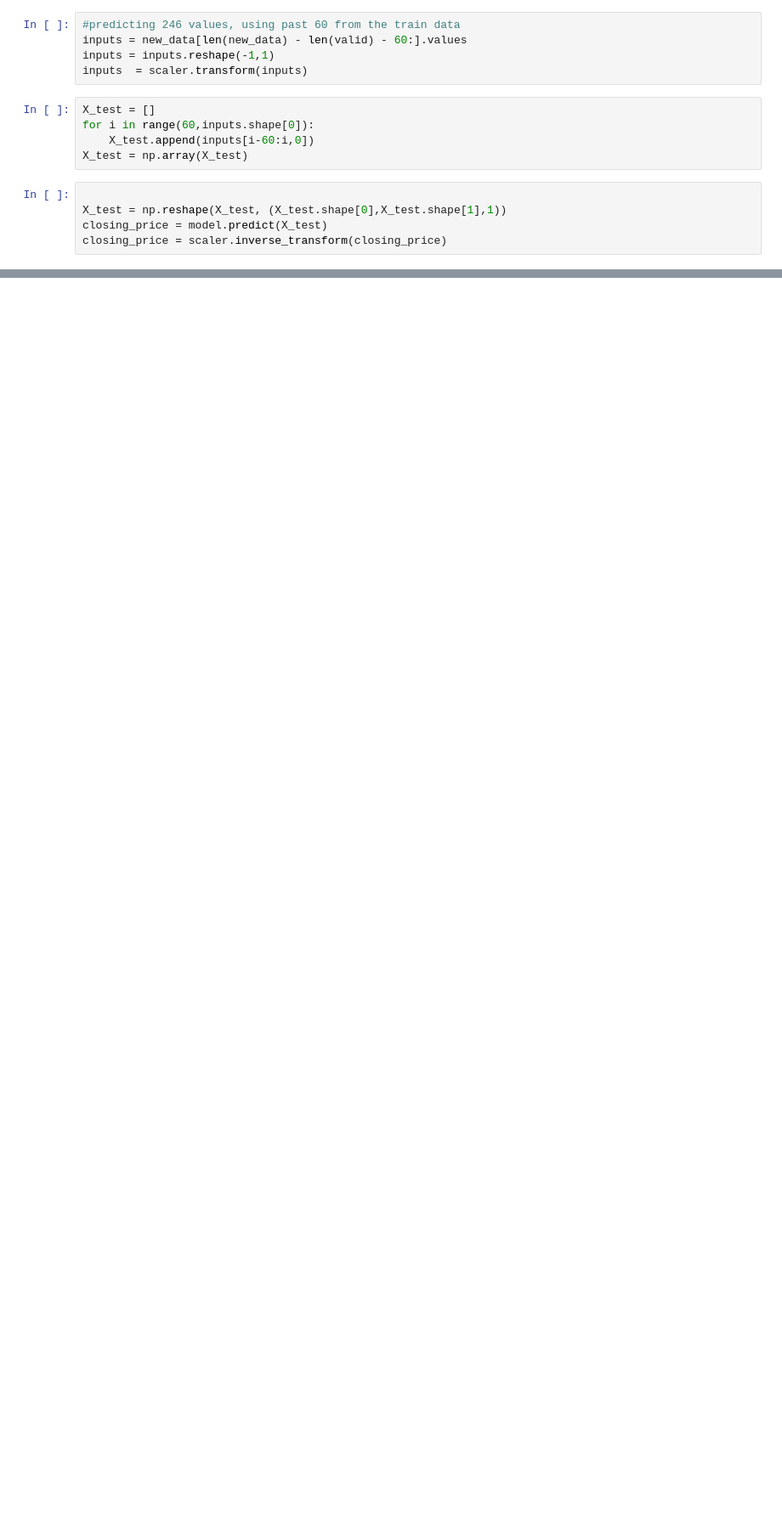
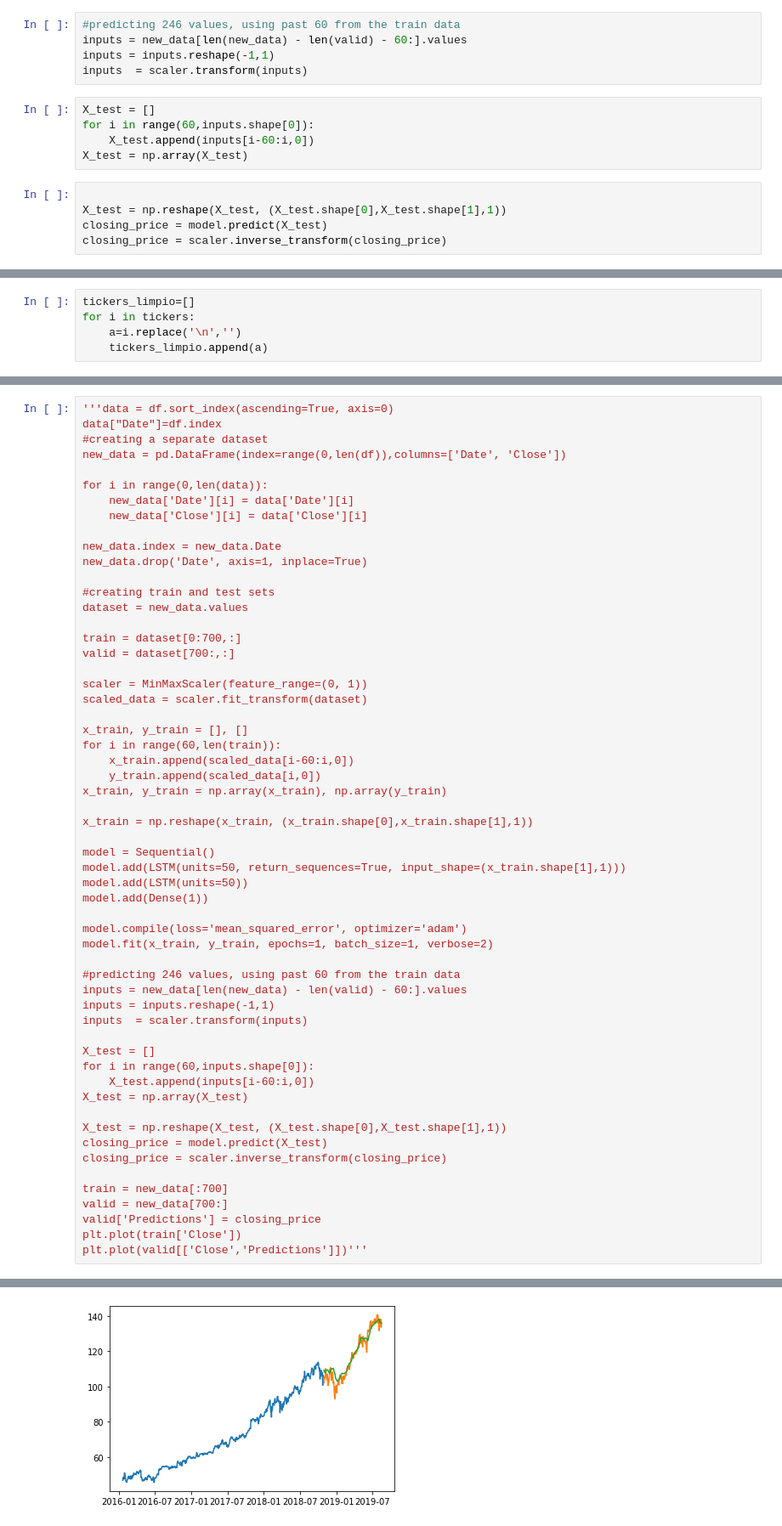
Before and after one commit to lgarciaco1/final_project, a Jupyter notebook: Final-Project.ipynb, the cells around one changed output, grey strips where cells are left out. Shown at 85% size. Drawn from its saved outputs; the diff is of its cells as text; blank space fills up the shorter version.

```diff
--- a/Final-Project.ipynb
+++ b/Final-Project.ipynb
@@ -215,0 +206,5 @@ apple = quandl.get("WIKI/" + s, start_date=start, end_date=end)
+# %%
+tickers_limpio=[]
+for i in tickers:
+    a=i.replace('\n','')
+    tickers_limpio.append(a)
@@ -215,0 +234,58 @@ apple = quandl.get("WIKI/" + s, start_date=start, end_date=end)
+# %%
+'''data = df.sort_index(ascending=True, axis=0)
+data["Date"]=df.index
+#creating a separate dataset
+new_data = pd.DataFrame(index=range(0,len(df)),columns=['Date', 'Close'])
+
+for i in range(0,len(data)):
+    new_data['Date'][i] = data['Date'][i]
+    new_data['Close'][i] = data['Close'][i]
+
+new_data.index = new_data.Date
+new_data.drop('Date', axis=1, inplace=True)
+
+#creating train and test sets
+dataset = new_data.values
+
+train = dataset[0:700,:]
+valid = dataset[700:,:]
+
+scaler = MinMaxScaler(feature_range=(0, 1))
+scaled_data = scaler.fit_transform(dataset)
+
+x_train, y_train = [], []
+for i in range(60,len(train)):
+    x_train.append(scaled_data[i-60:i,0])
+    y_train.append(scaled_data[i,0])
+x_train, y_train = np.array(x_train), np.array(y_train)
+
+x_train = np.reshape(x_train, (x_train.shape[0],x_train.shape[1],1))
+
+model = Sequential()
+model.add(LSTM(units=50, return_sequences=True, input_shape=(x_train.shape[1],1)))
+model.add(LSTM(units=50))
+model.add(Dense(1))
+
+model.compile(loss='mean_squared_error', optimizer='adam')
+model.fit(x_train, y_train, epochs=1, batch_size=1, verbose=2)
+
+#predicting 246 values, using past 60 from the train data
+inputs = new_data[len(new_data) - len(valid) - 60:].values
+inputs = inputs.reshape(-1,1)
+inputs  = scaler.transform(inputs)
+
+X_test = []
+for i in range(60,inputs.shape[0]):
+    X_test.append(inputs[i-60:i,0])
+X_test = np.array(X_test)
+
+X_test = np.reshape(X_test, (X_test.shape[0],X_test.shape[1],1))
+closing_price = model.predict(X_test)
+closing_price = scaler.inverse_transform(closing_price)
+
+train = new_data[:700]
+valid = new_data[700:]
+valid['Predictions'] = closing_price
+plt.plot(train['Close'])
+plt.plot(valid[['Close','Predictions']])'''
+# %% [output]
@@ -215,0 +299 @@ apple = quandl.get("WIKI/" + s, start_date=start, end_date=end)
+[figure, added]
```
Also changed, not shown: parts of 29 cells of this notebook, 1 other file.
